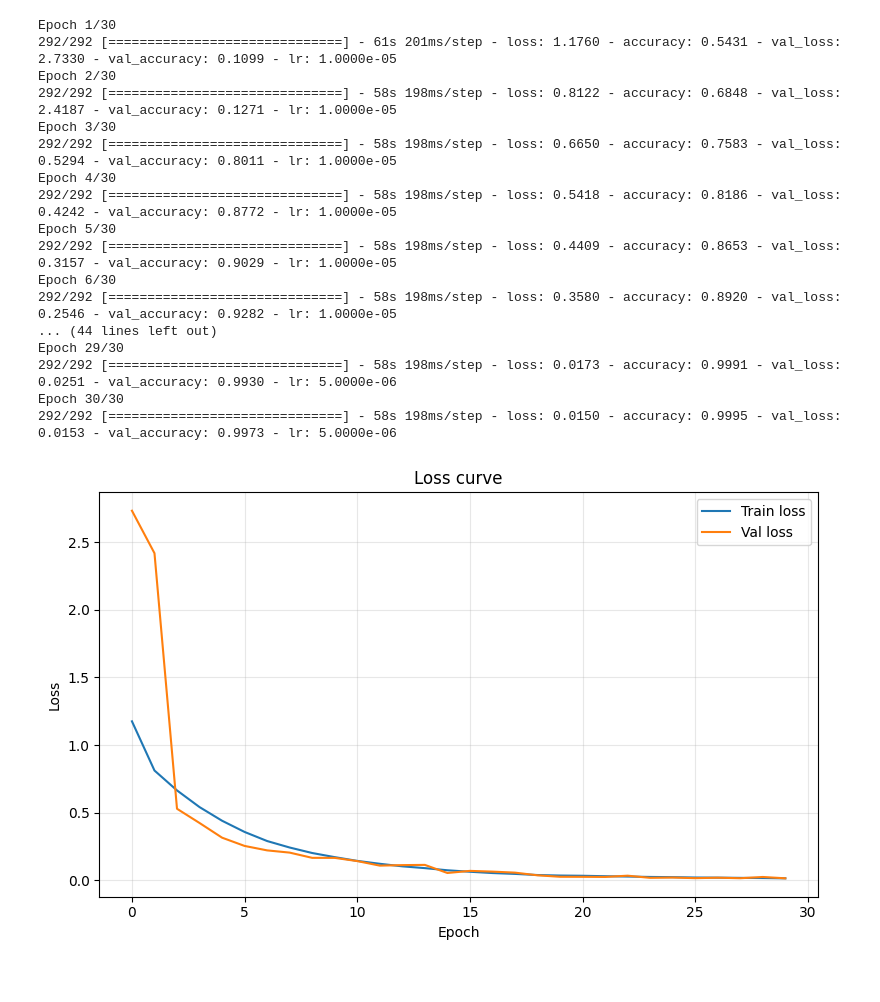
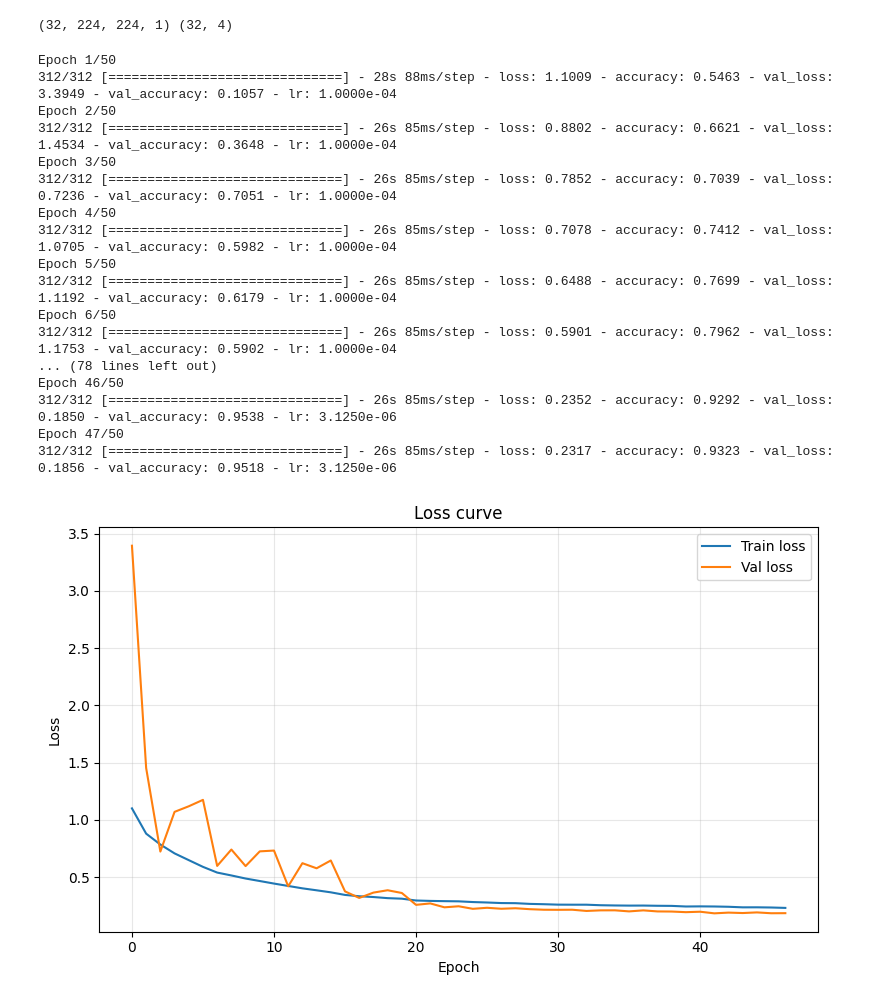
Before and after one commit to ShulimanHossain/CT-Based-Multiclass-Kidney-Disease-Classification-Using-Convolutional-Neural-Networks, a Jupyter notebook: custom_cnn.ipynb, the cells around one changed output. Cells and saved outputs as stored; diff of their text form; code cells hidden in the pictures.

```diff
--- a/custom_cnn.ipynb
+++ b/custom_cnn.ipynb
@@ -153,18 +97,17 @@ Class weights: {0: 0.8389068680330817, 1: 0.6128184922511164, 2: 2.2606589147286
+# %%
+for x, y in train_data.take(1):
+    print(x.shape, y.shape)
+# %% [output]
+(32, 224, 224, 1) (32, 4)
 # %%
 model=kf.Sequential([
     #block 1
     Conv2D(32,(3,3),padding="same",input_shape=input_shape),
     BatchNormalization(),
     Activation("relu"),
-    Conv2D(32,(3,3),padding="same"),
-    BatchNormalization(),
-    Activation("relu"),
     MaxPooling2D(),
 
     #block 2
-    Conv2D(64,(3,3),padding="same"),
-    BatchNormalization(),
-    Activation("relu"),
     Conv2D(64,(3,3),padding="same"),
     BatchNormalization(),
     Activation("relu"),
@@ -174,72 +117,61 @@ model=kf.Sequential([
     Conv2D(128,(3,3),padding="same"),
     BatchNormalization(),
     Activation("relu"),
-    Conv2D(128,(3,3),padding="same"),
-    BatchNormalization(),
-    Activation("relu"),
     MaxPooling2D(),
 
-    Conv2D(256,(3,3),padding="same"),
-    BatchNormalization(),
-    Activation("relu"),
-    Conv2D(256,(3,3),padding="same"),
-    BatchNormalization(),
-    Activation("relu"),
-    MaxPooling2D(),
-
+    #final
     GlobalAveragePooling2D(),
     Dense(256,activation="relu"),
     Dropout(0.3),
     Dense(NUM_CLASSES,activation="softmax")
 ])
 model.compile(
-    optimizer=kf.optimizers.Adam(learning_rate=1e-5),
+    optimizer=kf.optimizers.Adam(learning_rate=1e-4),
     loss="categorical_crossentropy",
     metrics=["accuracy"]
 )
 
 callbacks = [
     EarlyStopping(monitor='val_loss', patience=5, restore_best_weights=True),
     ReduceLROnPlateau(monitor='val_loss', factor=0.5, patience=3, min_lr=1e-7)
 ]
-
 history = model.fit(
     train_data,
     validation_data=val_data,
     epochs=EPOCHS,
     callbacks=callbacks,
     class_weight=class_weight
 )
 
 plt.figure(figsize=(8, 5))
 plt.plot(history.history["loss"],     label="Train loss")
 plt.plot(history.history["val_loss"], label="Val loss")
 plt.xlabel("Epoch")
 plt.ylabel("Loss")
 plt.title("Loss curve")
 plt.legend()
 plt.grid(True, alpha=0.3)
 plt.tight_layout()
 plt.show()
 # %% [output]
-Epoch 1/30
-292/292 [==============================] - 61s 201ms/step - loss: 1.1760 - accuracy: 0.5431 - val_loss: 2.7330 - val_accuracy: 0.1099 - lr: 1.0000e-05
-Epoch 2/30
-292/292 [==============================] - 58s 198ms/step - loss: 0.8122 - accuracy: 0.6848 - val_loss: 2.4187 - val_accuracy: 0.1271 - lr: 1.0000e-05
-Epoch 3/30
-292/292 [==============================] - 58s 198ms/step - loss: 0.6650 - accuracy: 0.7583 - val_loss: 0.5294 - val_accuracy: 0.8011 - lr: 1.0000e-05
-Epoch 4/30
-292/292 [==============================] - 58s 198ms/step - loss: 0.5418 - accuracy: 0.8186 - val_loss: 0.4242 - val_accuracy: 0.8772 - lr: 1.0000e-05
-Epoch 5/30
-292/292 [==============================] - 58s 198ms/step - loss: 0.4409 - accuracy: 0.8653 - val_loss: 0.3157 - val_accuracy: 0.9029 - lr: 1.0000e-05
-Epoch 6/30
-292/292 [==============================] - 58s 198ms/step - loss: 0.3580 - accuracy: 0.8920 - val_loss: 0.2546 - val_accuracy: 0.9282 - lr: 1.0000e-05
-... (44 lines left out)
-Epoch 29/30
-292/292 [==============================] - 58s 198ms/step - loss: 0.0173 - accuracy: 0.9991 - val_loss: 0.0251 - val_accuracy: 0.9930 - lr: 5.0000e-06
-Epoch 30/30
-292/292 [==============================] - 58s 198ms/step - loss: 0.0150 - accuracy: 0.9995 - val_loss: 0.0153 - val_accuracy: 0.9973 - lr: 5.0000e-06
+Epoch 1/50
+312/312 [==============================] - 28s 88ms/step - loss: 1.1009 - accuracy: 0.5463 - val_loss: 3.3949 - val_accuracy: 0.1057 - lr: 1.0000e-04
+Epoch 2/50
+312/312 [==============================] - 26s 85ms/step - loss: 0.8802 - accuracy: 0.6621 - val_loss: 1.4534 - val_accuracy: 0.3648 - lr: 1.0000e-04
+Epoch 3/50
+312/312 [==============================] - 26s 85ms/step - loss: 0.7852 - accuracy: 0.7039 - val_loss: 0.7236 - val_accuracy: 0.7051 - lr: 1.0000e-04
+Epoch 4/50
+312/312 [==============================] - 26s 85ms/step - loss: 0.7078 - accuracy: 0.7412 - val_loss: 1.0705 - val_accuracy: 0.5982 - lr: 1.0000e-04
+Epoch 5/50
+312/312 [==============================] - 26s 85ms/step - loss: 0.6488 - accuracy: 0.7699 - val_loss: 1.1192 - val_accuracy: 0.6179 - lr: 1.0000e-04
+Epoch 6/50
+312/312 [==============================] - 26s 85ms/step - loss: 0.5901 - accuracy: 0.7962 - val_loss: 1.1753 - val_accuracy: 0.5902 - lr: 1.0000e-04
+... (78 lines left out)
+Epoch 46/50
+312/312 [==============================] - 26s 85ms/step - loss: 0.2352 - accuracy: 0.9292 - val_loss: 0.1850 - val_accuracy: 0.9538 - lr: 3.1250e-06
+Epoch 47/50
+312/312 [==============================] - 26s 85ms/step - loss: 0.2317 - accuracy: 0.9323 - val_loss: 0.1856 - val_accuracy: 0.9518 - lr: 3.1250e-06
-[figure, old version]
+[figure, new version]
 # %%
 #   Accuracy curve
 plt.figure(figsize=(8, 5))
```
Also changed, not shown: parts of 5 cells of this notebook.
